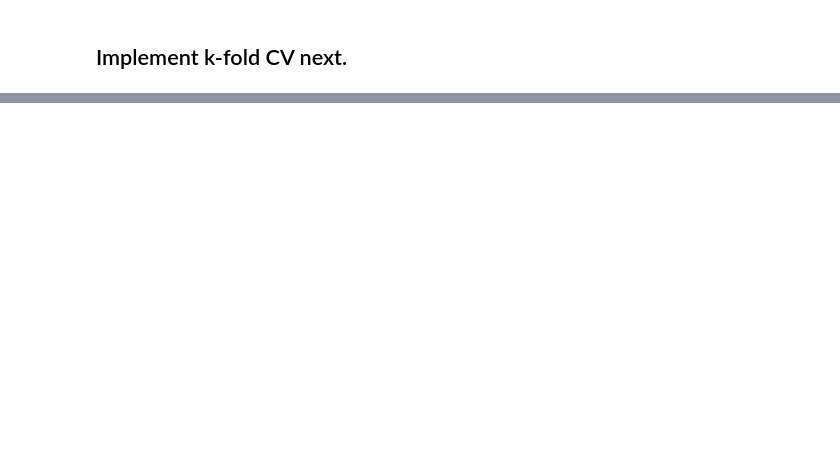
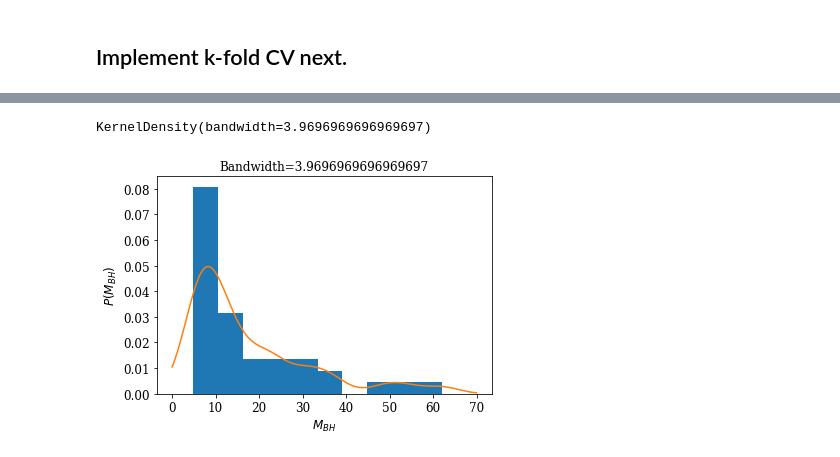
Before and after one commit to jbrinchmann/MLD2023, a Jupyter notebook: Lectures/Lecture 3/Notebooks/Bandwidth selection for MLD2023.ipynb, the cells around one changed output, grey strips where cells are left out. Cells and saved outputs as stored; diff of their text form; code cells hidden in the pictures; blank space fills up the shorter version.

```diff
--- a/Lectures/Lecture 3/Notebooks/Bandwidth selection for MLD2023.ipynb
+++ b/Lectures/Lecture 3/Notebooks/Bandwidth selection for MLD2023.ipynb
@@ -70,0 +133,5 @@ def score_many_bandwidths(t, kernel='gaussian', bws=None):
+# %%
+show_one_bandwidth(t_bh, bws[49], what='MBH', xmin=0, xmax=70)
+# %% [output]
+KernelDensity(bandwidth=3.9696969696969697)
+[figure, added]
```
Also changed, not shown: parts of 12 cells of this notebook.
